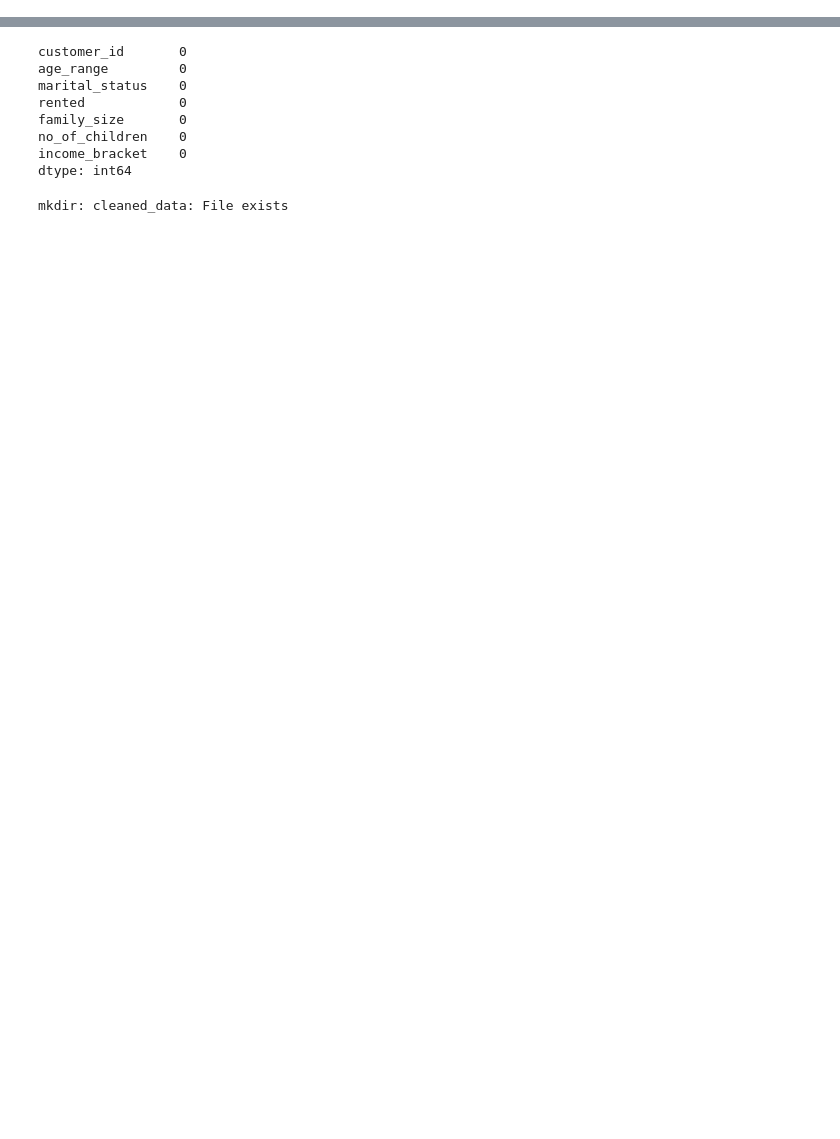
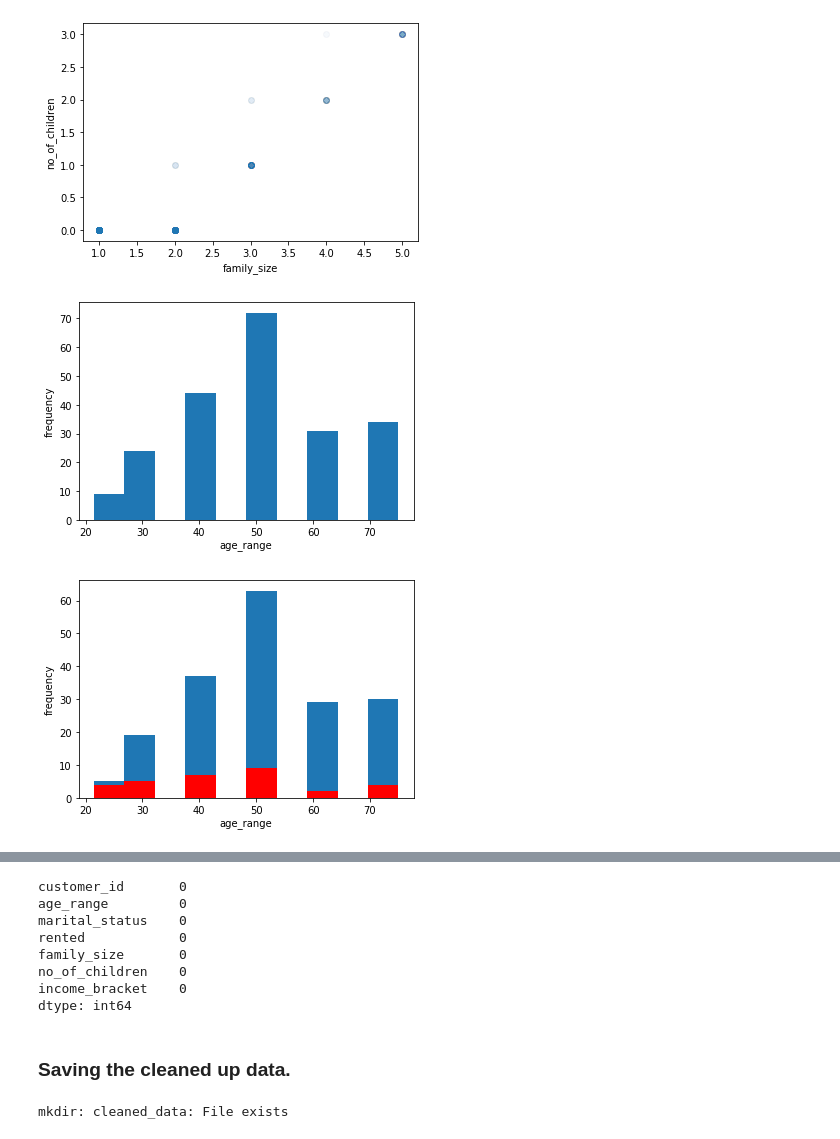
Before and after one commit to pranshu-anand-mt/AmExpert2019, a Jupyter notebook: src/DataCleaningAndBaseline.ipynb, the cells around one changed output, grey strips where cells are left out. Drawn from its saved outputs; the diff is of its cells as text; code cells hidden in the pictures; blank space fills up the shorter version.

Commit message:
Raw data loading, cleaning, imputing, storing and baseline model.

```diff
--- a/src/DataCleaningAndBaseline.ipynb
+++ b/src/DataCleaningAndBaseline.ipynb
@@ -180,9 +193,4 @@ print(item_data.head())
 # %%
-# customer_demographics_data data cleaning and imputation
-current_file = ""
-csv_filename = os.path.join(current_file, '../training_data/customer_demographics.csv')
-customer_demographics_data = pd.read_csv(csv_filename)
-
 print("\n -------------------------------------- customer_demographics_data --------------------------------------- ")
 customer_demographics_data_columns =  customer_demographics_data.columns.values
 print("\n customer_demographics_data_columns: ", customer_demographics_data_columns)
@@ -289,48 +322,47 @@ dtype: int64
 # %%
-# Here we find out that people with family_size = 2, for whom data is available, tend to be 'Married'
-# with following ratios, as per the age_range:
-# age_range ratio
-# 21.5     5.0
-# 30.5    19.0
-# 40.5    18.5
-# 50.5    63.0
-# 63.0     NaN
-# 75.0     NaN
+# Observing the marital_status of people with family_size = 2, for whom data is available.
+
+plt.scatter(customer_demographics_data.family_size, customer_demographics_data.no_of_children,
+           alpha=0.01)
+plt.xlabel('family_size')
+plt.ylabel('no_of_children')
+plt.show()
+
+cond = ( ~(customer_demographics_data.marital_status.isna()) \
+        & ~(customer_demographics_data.no_of_children.isna()) ) \
+& (customer_demographics_data.family_size == 2)
 
 
 
-# plt.scatter(customer_demographics_data.family_size, customer_demographics_data.no_of_children,
-#            alpha=0.01)
-
-# cond = ( (customer_demographics_data.marital_status.isna())\
-#         & (customer_demographics_data.no_of_children.isna()) )
+plt.hist(customer_demographics_data.loc[ cond, "age_range" ], density=False)
+plt.xlabel('age_range')
+plt.ylabel('frequency')
+plt.show()
 
 
-# plt.hist(customer_demographics_data.loc[ cond, "age_range" ], density=False)
-# plt.show()
-
-
-# plt.hist(customer_demographics_data.loc[ ~cond \
-#                                         & (customer_demographics_data.family_size == 2)\
-#                                         & (customer_demographics_data.marital_status == 'Married'), "age_range" ],
-#          density=False)
+plt.hist(customer_demographics_data.loc[ cond \
+                                        & (customer_demographics_data.marital_status == 'Married'), "age_range" ],
+         density=False)
 
 
 
-# plt.hist(customer_demographics_data.loc[ ~cond \
-#                                         & (customer_demographics_data.family_size == 2)\
-#                                         & (customer_demographics_data.marital_status == 'Single'), "age_range" ],
-#          color = 'r',
-#          density=False)
-# plt.show()
+plt.hist(customer_demographics_data.loc[ cond \
+                                        & (customer_demographics_data.marital_status == 'Single'), "age_range" ],
+         color = 'r',
+         density=False)
+plt.xlabel('age_range')
+plt.ylabel('frequency')
+plt.show()
 
 
-# married_with_family_size_2_age_range = customer_demographics_data.loc[ ~cond \
-#                                & (customer_demographics_data.family_size == 2) \
-#                                & (customer_demographics_data.marital_status == 'Married'), "age_range"]
+married_with_family_size_2_age_range = customer_demographics_data.loc[ cond \
+                               & (customer_demographics_data.marital_status == 'Married'), "age_range"]
 
-# single_with_family_size_2_age_range = customer_demographics_data.loc[ ~cond \
-#                                & (customer_demographics_data.family_size == 2) \
-#                                & (customer_demographics_data.marital_status == 'Single'), "age_range"]
+single_with_family_size_2_age_range = customer_demographics_data.loc[ cond \
+                               & (customer_demographics_data.marital_status == 'Single'), "age_range"]
 
-# married_with_family_size_2_age_range.value_counts() / single_with_family_size_2_age_range.value_counts()
+married_with_family_size_2_age_range.value_counts() / single_with_family_size_2_age_range.value_counts()
+# %% [output]
+[figure, added]
+[figure, added]
+[figure, added]
@@ -352,6 +401,8 @@ family_size       0
 no_of_children    0
 income_bracket    0
 dtype: int64
+# %% [markdown]
+### Saving the cleaned up data.
 # %%
 !mkdir cleaned_data
 
```
Also changed, not shown: parts of 32 cells of this notebook.
